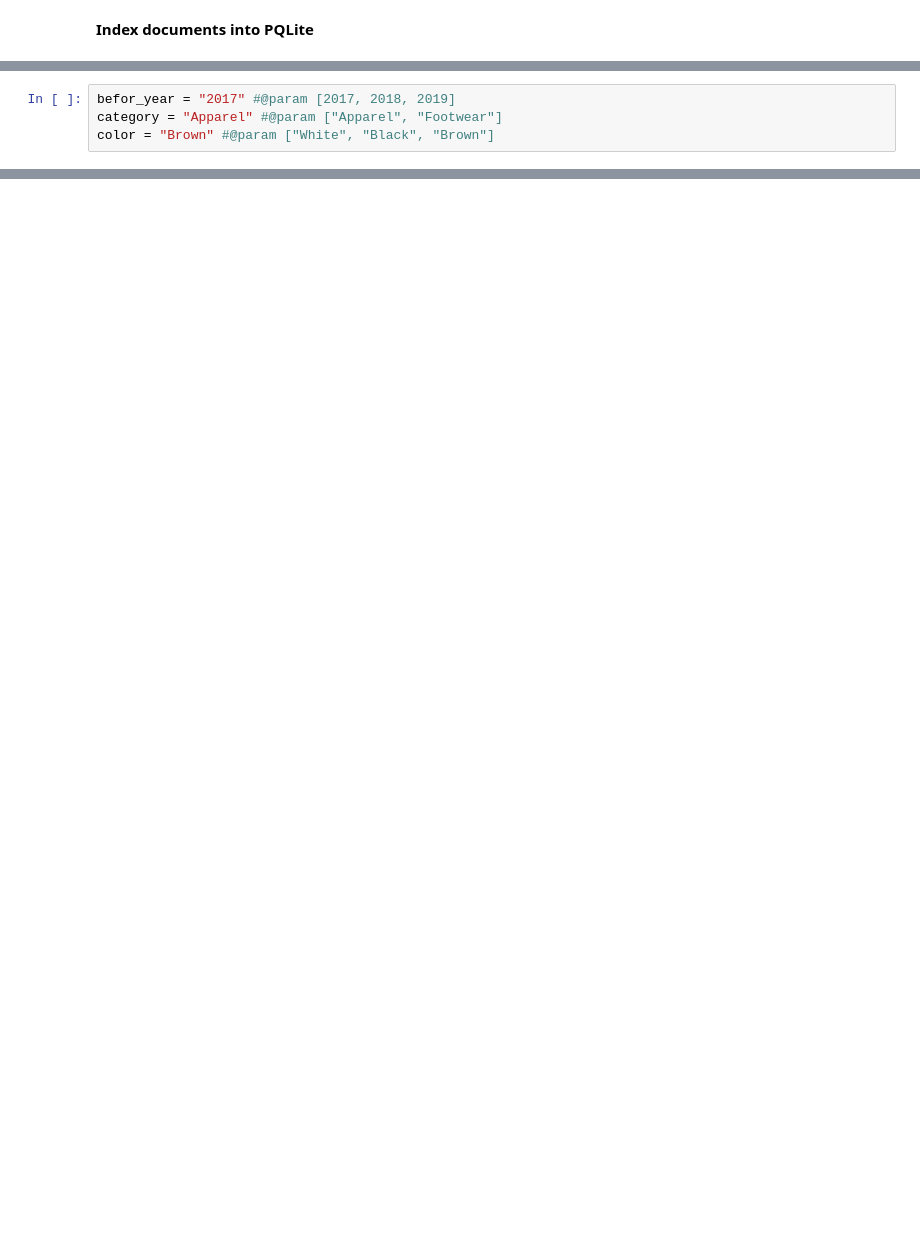
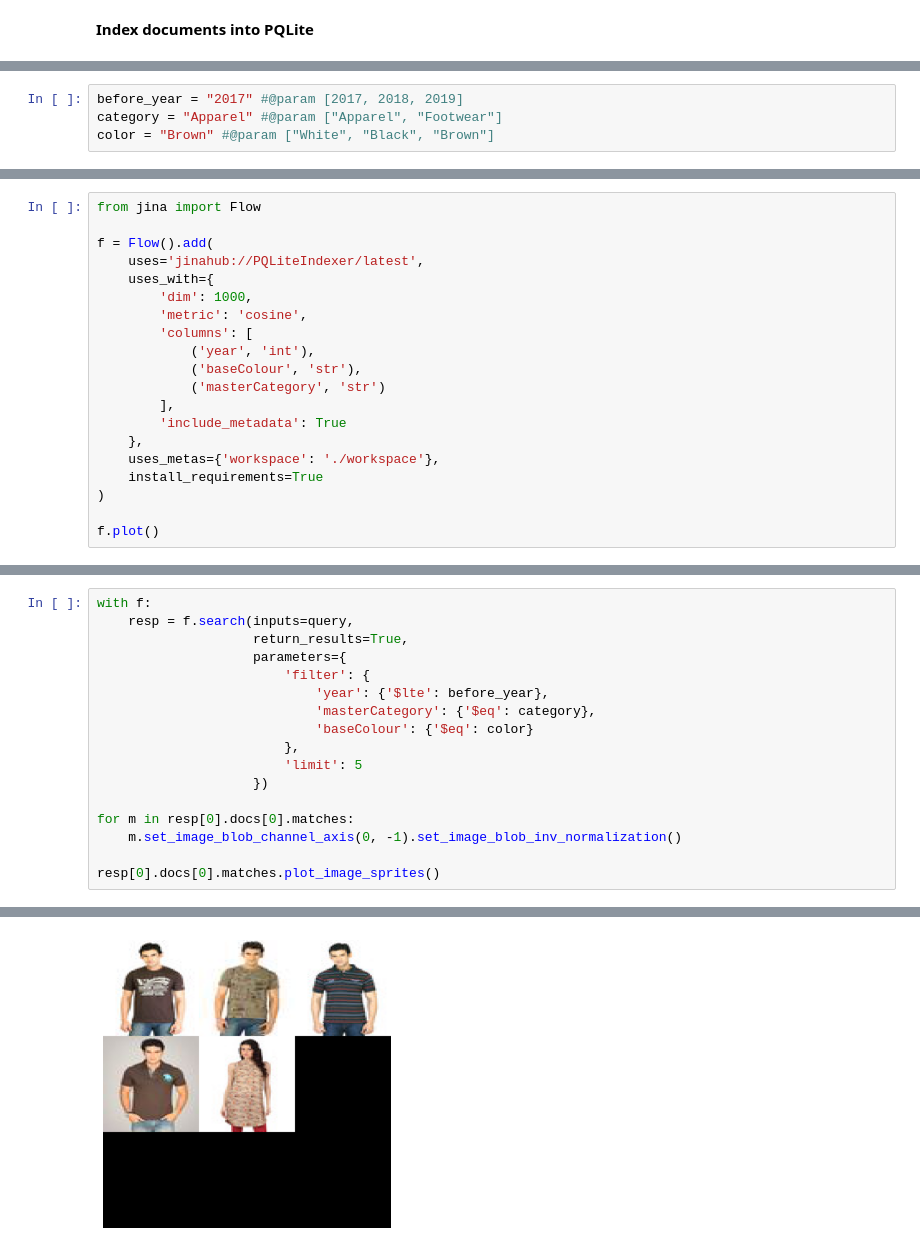
Before and after one commit to jina-ai/annlite, a Jupyter notebook: notebooks/fashion_product_search.ipynb, the cells around one changed output, grey strips where cells are left out. Saved outputs shown, nothing was run; the diff lists cells and outputs as text; blank space fills up the shorter version.

```diff
--- a/notebooks/fashion_product_search.ipynb
+++ b/notebooks/fashion_product_search.ipynb
@@ -197,5 +194,5 @@ index.index(docs)
 # %%
-befor_year = "2017" #@param [2017, 2018, 2019]
+before_year = "2017" #@param [2017, 2018, 2019]
 category = "Apparel" #@param ["Apparel", "Footwear"]
 color = "Brown" #@param ["White", "Black", "Brown"]
 # %%
@@ -235,0 +237,20 @@ for doc in query:
+# %%
+from jina import Flow
+
+f = Flow().add(
+    uses='jinahub://PQLiteIndexer/latest',
+    uses_with={
+        'dim': 1000,
+        'metric': 'cosine',
+        'columns': [
+            ('year', 'int'),
+            ('baseColour', 'str'),
+            ('masterCategory', 'str')
+        ],
+        'include_metadata': True
+    },
+    uses_metas={'workspace': './workspace'},
+    install_requirements=True
+)
+
+f.plot()
@@ -235,0 +300,18 @@ for doc in query:
+# %%
+with f:
+    resp = f.search(inputs=query,
+                    return_results=True,
+                    parameters={
+                        'filter': {
+                            'year': {'$lte': before_year},
+                            'masterCategory': {'$eq': category},
+                            'baseColour': {'$eq': color}
+                        },
+                        'limit': 5
+                    })
+
+for m in resp[0].docs[0].matches:
+    m.set_image_blob_channel_axis(0, -1).set_image_blob_inv_normalization()
+
+resp[0].docs[0].matches.plot_image_sprites()
+# %% [output]
@@ -235,0 +343 @@ for doc in query:
+[figure, added]
```
Also changed, not shown: parts of 16 cells of this notebook.
